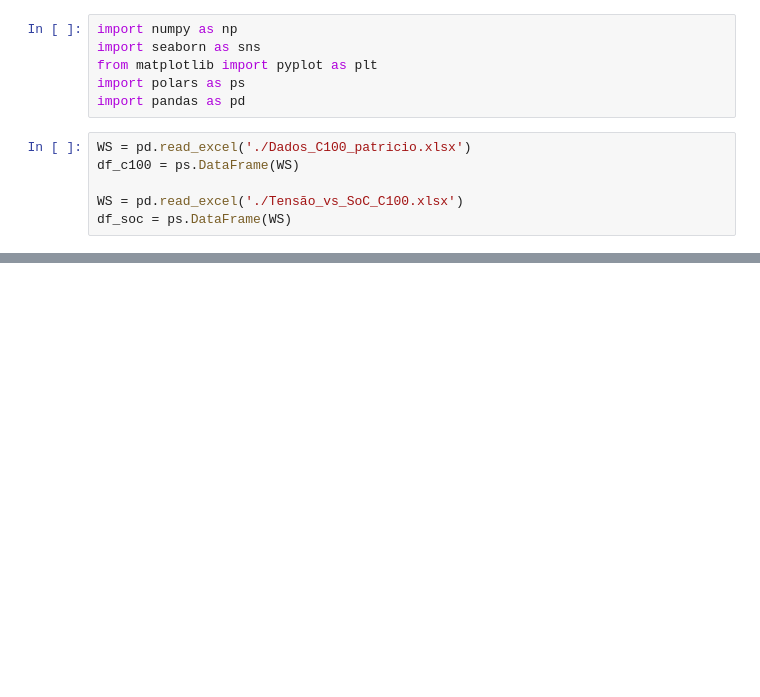
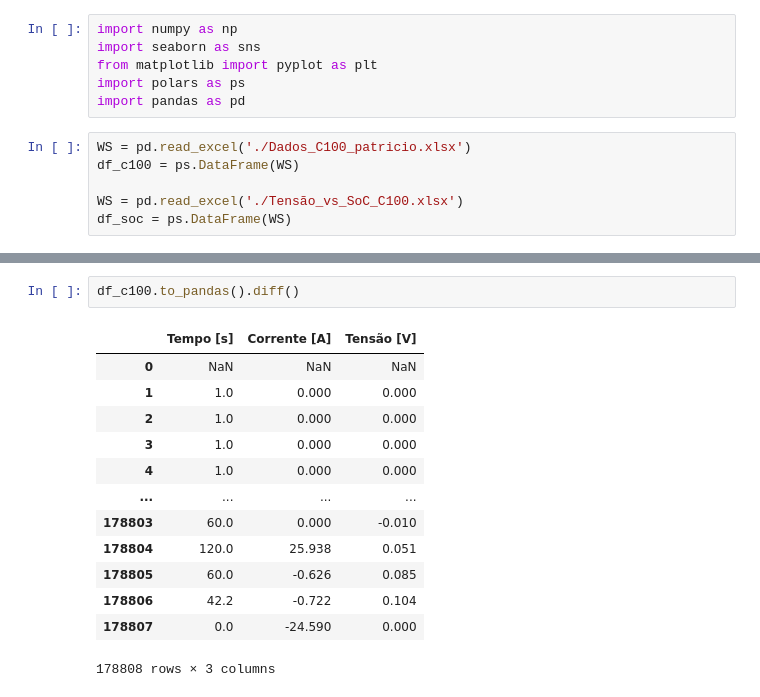
Before and after one commit to CaioMizerkowski/controle_avancado, a Jupyter notebook: TE979/plot_dados_catl.ipynb, the cells around one changed output, grey strips where cells are left out. Saved outputs shown, nothing was run; the diff lists cells and outputs as text; blank space fills up the shorter version.

```diff
--- a/TE979/plot_dados_catl.ipynb
+++ b/TE979/plot_dados_catl.ipynb
@@ -25,0 +42,16 @@ plt.close()
+# %%
+df_c100.to_pandas().diff()
+# %% [output]
+|  | Tempo [s] | Corrente [A] | Tensão [V] |
+| 0 | NaN | NaN | NaN |
+| 1 | 1.0 | 0.000 | 0.000 |
+| 2 | 1.0 | 0.000 | 0.000 |
+| 3 | 1.0 | 0.000 | 0.000 |
+| 4 | 1.0 | 0.000 | 0.000 |
+| ... | ... | ... | ... |
+| 178803 | 60.0 | 0.000 | -0.010 |
+| 178804 | 120.0 | 25.938 | 0.051 |
+| 178805 | 60.0 | -0.626 | 0.085 |
+| 178806 | 42.2 | -0.722 | 0.104 |
+| 178807 | 0.0 | -24.590 | 0.000 |
+178808 rows × 3 columns
```
Also changed, not shown: parts of 8 cells of this notebook, 5 other files.
